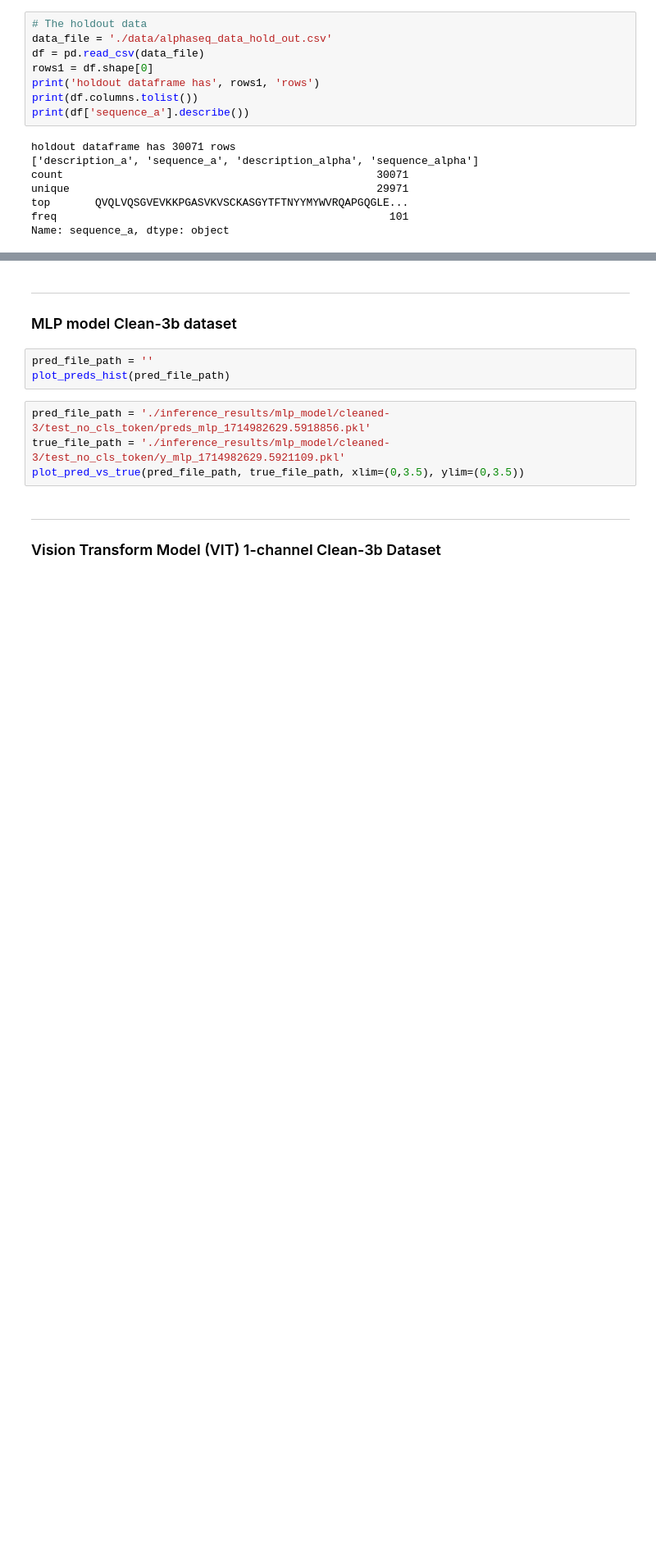
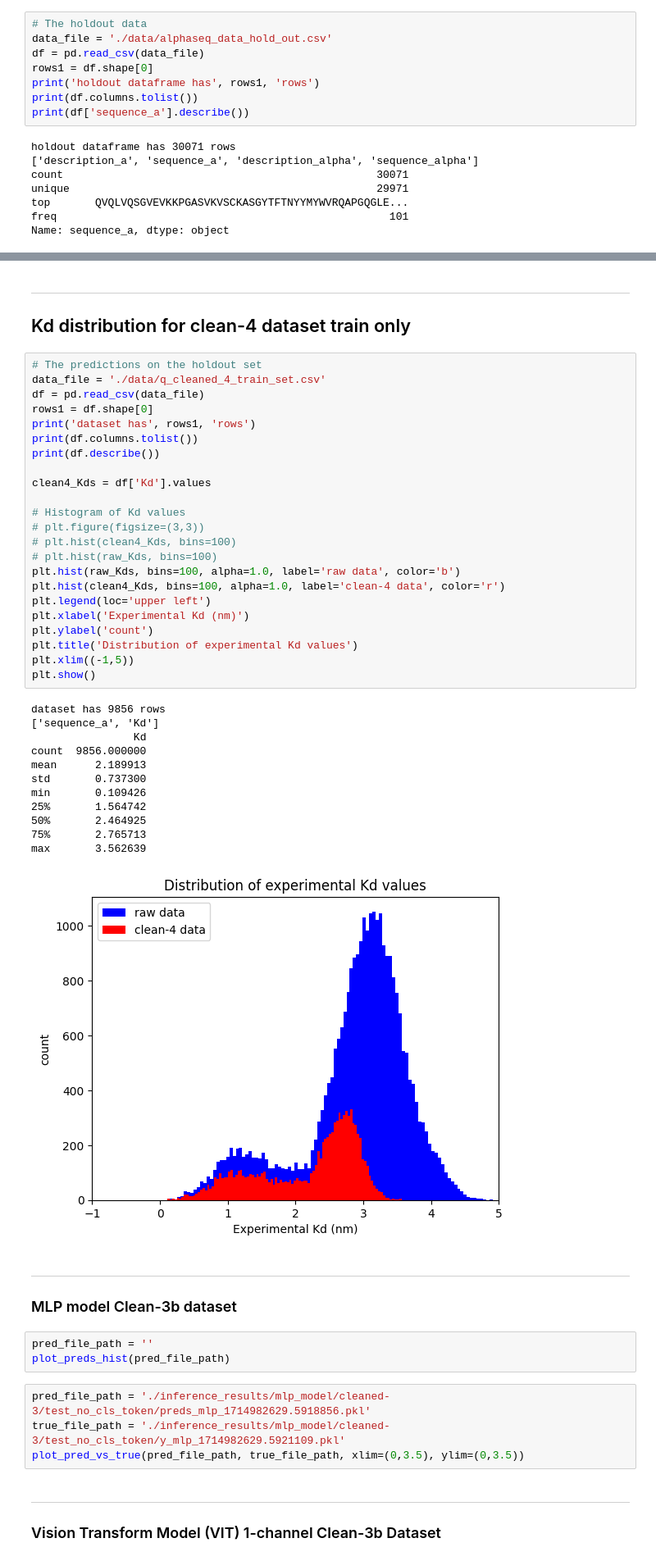
Before and after one commit to planaria158/BERT-antibody-antigen-binding-energy, a Jupyter notebook: Analysis.ipynb, the cells around one changed output, grey strips where cells are left out. Shown at 82% size. Saved outputs shown, nothing was run; the diff lists cells and outputs as text; blank space fills up the shorter version.

Commit message:
misc cleanup

```diff
--- a/Analysis.ipynb
+++ b/Analysis.ipynb
@@ -71,3 +139,42 @@ def plot_pred_vs_true(preds_file_path, true_file_path, xlim=(0,5), ylim=(0,5)):
+# %% [markdown]
+----
+## Kd distribution for clean-4 dataset train only
+# %%
+# The predictions on the holdout set
+data_file = './data/q_cleaned_4_train_set.csv'
+df = pd.read_csv(data_file)
+rows1 = df.shape[0]
+print('dataset has', rows1, 'rows')
+print(df.columns.tolist())
+print(df.describe())
+
+clean4_Kds = df['Kd'].values
+
+# Histogram of Kd values
+# plt.figure(figsize=(3,3))
+# plt.hist(clean4_Kds, bins=100)
+# plt.hist(raw_Kds, bins=100)
+plt.hist(raw_Kds, bins=100, alpha=1.0, label='raw data', color='b')
+plt.hist(clean4_Kds, bins=100, alpha=1.0, label='clean-4 data', color='r')
+plt.legend(loc='upper left')
+plt.xlabel('Experimental Kd (nm)')
+plt.ylabel('count')
+plt.title('Distribution of experimental Kd values')
+plt.xlim((-1,5))
+plt.show()
+# %% [output]
+dataset has 9856 rows
+['sequence_a', 'Kd']
+                Kd
+count  9856.000000
+mean      2.189913
+std       0.737300
+min       0.109426
+25%       1.564742
+50%       2.464925
+75%       2.765713
+max       3.562639
+[figure, added]
 # %% [markdown]
 ----
 ### MLP model  Clean-3b dataset
```
Also changed, not shown: parts of 15 cells of this notebook, 4 other files.
